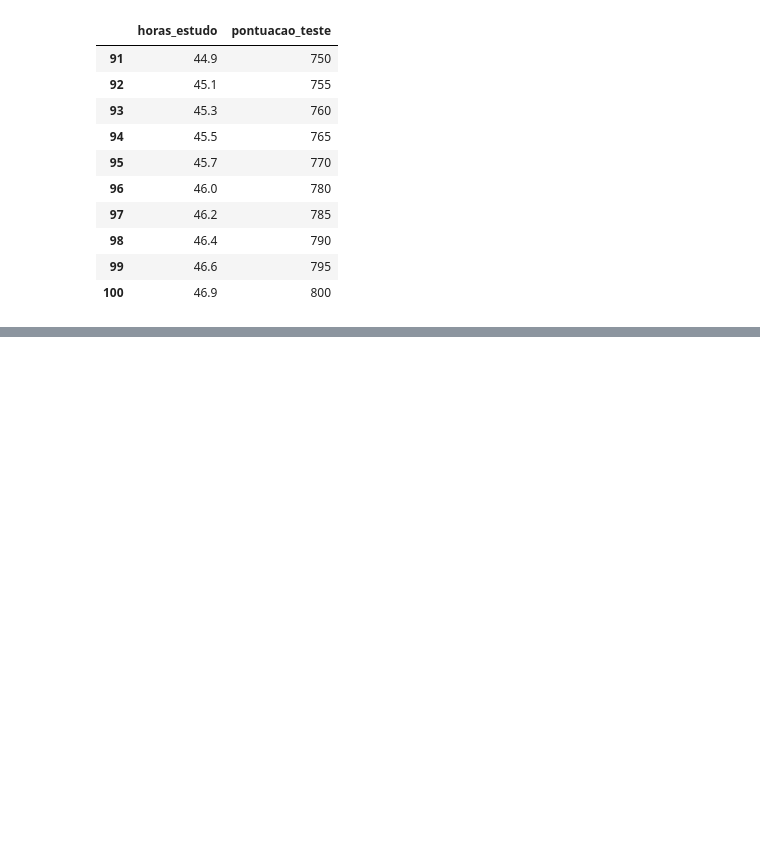
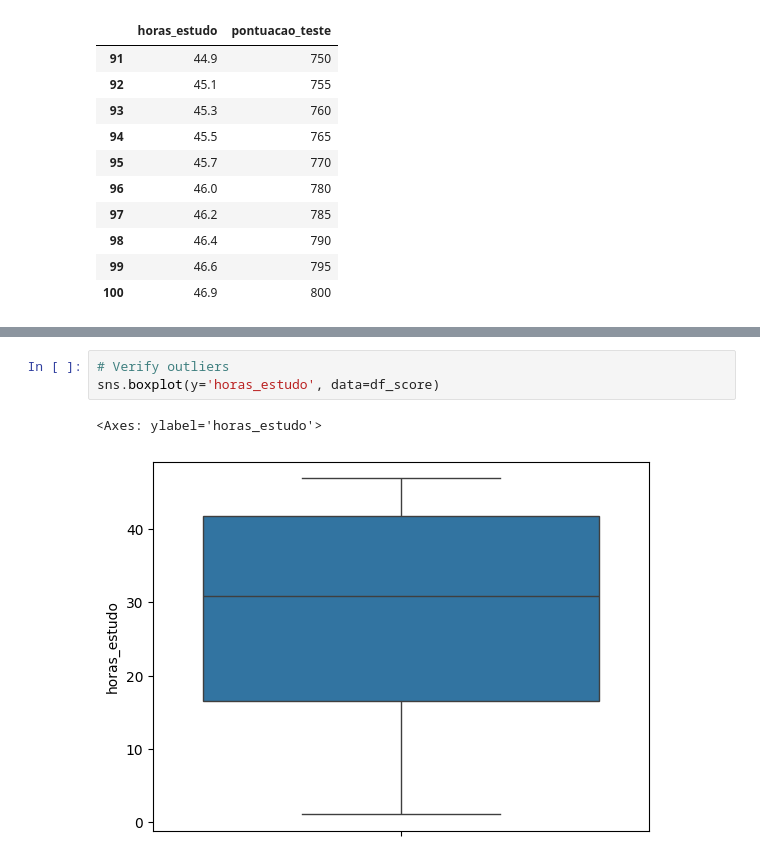
Before and after one commit to RanielliMontagna/ia-learning, a Jupyter notebook: simple_linear_regression/score_model.ipynb, the cells around one changed output, grey strips where cells are left out. Cells and saved outputs as stored; diff of their text form; blank space fills up the shorter version.

```diff
--- a/simple_linear_regression/score_model.ipynb
+++ b/simple_linear_regression/score_model.ipynb
@@ -56,0 +80,6 @@ df_score.tail(10)
+# %%
+# Verify outliers
+sns.boxplot(y='horas_estudo', data=df_score)
+# %% [output]
+<Axes: ylabel='horas_estudo'>
+[figure, added]
```
Also changed, not shown: parts of 8 cells of this notebook.
